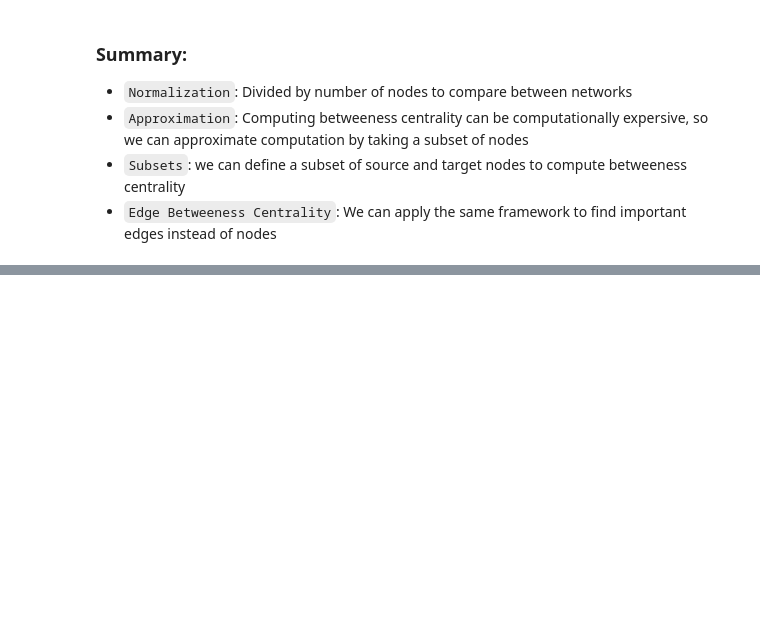
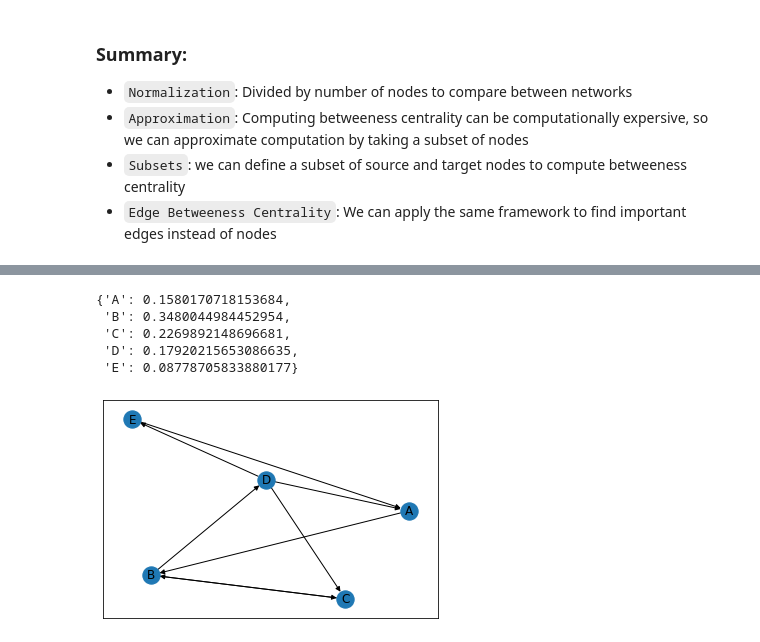
Before and after one commit to willfont/Network_Analysis_Michigan_University, a Jupyter notebook: degree_centrality.ipynb, the cells around one changed output, grey strips where cells are left out. Saved outputs shown, nothing was run; the diff lists cells and outputs as text; code cells hidden in the pictures; blank space fills up the shorter version.

```diff
--- a/degree_centrality.ipynb
+++ b/degree_centrality.ipynb
@@ -156,0 +186,13 @@ sorted(bet.items(),key = operator.itemgetter(1), reverse = True)[0:5]
+# %%
+G = nx.DiGraph([('A', 'B'), ('B', 'C'), ('B', 'D'), ('C', 'B'), ('D', 'A'), ('D', 'C'), ('D', 'E'), ('E', 'A')])
+nx.pagerank(G, alpha = .8)
+# %% [output]
+{'A': 0.1580170718153684,
+ 'B': 0.3480044984452954,
+ 'C': 0.2269892148696681,
+ 'D': 0.17920215653086635,
+ 'E': 0.08778705833880177}
+# %%
+nx.draw_networkx(G)
+# %% [output]
+[figure, added]
```
Also changed, not shown: parts of 9 cells of this notebook.
